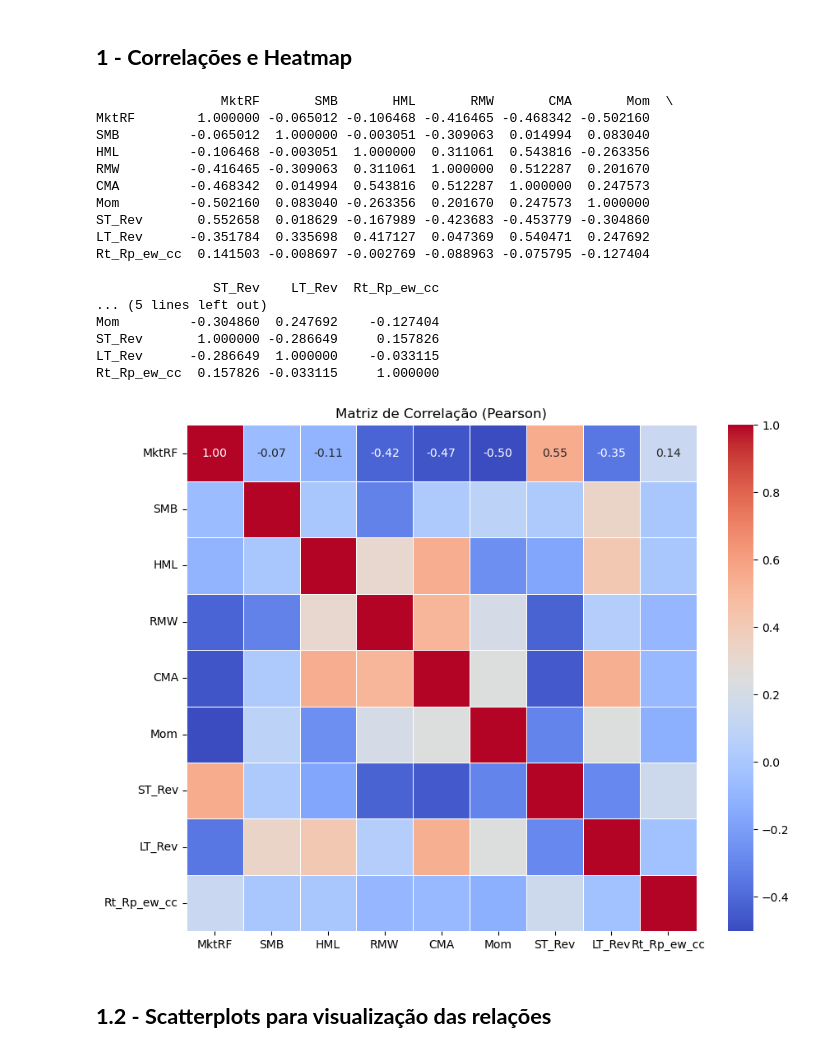
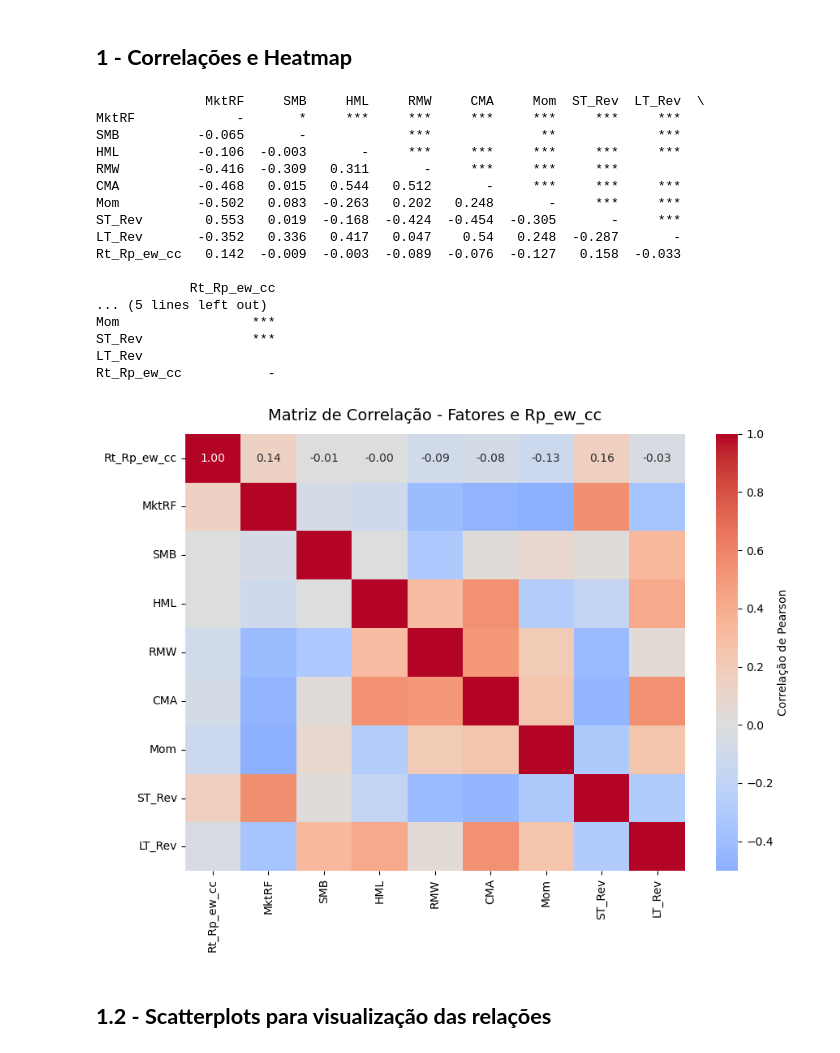
Before and after one commit to Web3economyst/Final-Project-1, a Jupyter notebook: Projeto 1 Econometria final.ipynb, the cells around one changed output. Drawn from its saved outputs; the diff is of its cells as text; code cells hidden in the pictures.

```diff
--- a/Projeto 1 Econometria final.ipynb
+++ b/Projeto 1 Econometria final.ipynb
@@ -136,39 +136,41 @@ plt.show()
 # %% [markdown]
 ## **1 - Correlações e Heatmap**
 # %%
-corr_vars = X.copy()  # pega as mesmas colunas definidas em X
-corr_vars["Rt_Rp_ew_cc"] = y_clean  # adiciona a variável dependente ao conjunto
-
-# Calcular correlação de Pearson
-corr = corr_vars.corr(method="pearson")
-
-# Exibir matriz de correlação
+corr_vars = FFF.loc[:, ["MktRF","SMB","HML","RMW","CMA","Mom","ST_Rev","LT_Rev","Rt_Rp_ew_cc"]]
+corr = pg.rcorr(corr_vars, method="pearson")
 print(corr)
 
-# Criar o Heatmap
-plt.figure(figsize=(10, 8))
-sns.heatmap(corr, annot=True, cmap="coolwarm", fmt=".2f", linewidths=0.5)
-plt.title("Matriz de Correlação (Pearson)")
+
+# Selecionar variáveis (dependente + fatores)
+cols = ["Rt_Rp_ew_cc","MktRF","SMB","HML","RMW","CMA","Mom","ST_Rev","LT_Rev"]
+corr = FFF[cols].corr(method="pearson")
+
+# Plot heatmap
+plt.figure(figsize=(9,7))
+sns.heatmap(corr, annot=True, fmt=".2f", cmap="coolwarm", center=0,
+            cbar_kws={'label': 'Correlação de Pearson'})
+plt.title("Matriz de Correlação - Fatores e Rp_ew_cc", fontsize=14, pad=12)
+plt.tight_layout()
 plt.show()
 # %% [output]
-                MktRF       SMB       HML       RMW       CMA       Mom  \
-MktRF        1.000000 -0.065012 -0.106468 -0.416465 -0.468342 -0.502160
-SMB         -0.065012  1.000000 -0.003051 -0.309063  0.014994  0.083040
-HML         -0.106468 -0.003051  1.000000  0.311061  0.543816 -0.263356
-RMW         -0.416465 -0.309063  0.311061  1.000000  0.512287  0.201670
-CMA         -0.468342  0.014994  0.543816  0.512287  1.000000  0.247573
-Mom         -0.502160  0.083040 -0.263356  0.201670  0.247573  1.000000
-ST_Rev       0.552658  0.018629 -0.167989 -0.423683 -0.453779 -0.304860
-LT_Rev      -0.351784  0.335698  0.417127  0.047369  0.540471  0.247692
-Rt_Rp_ew_cc  0.141503 -0.008697 -0.002769 -0.088963 -0.075795 -0.127404
+              MktRF     SMB     HML     RMW     CMA     Mom  ST_Rev  LT_Rev  \
+MktRF             -       *     ***     ***     ***     ***     ***     ***
+SMB          -0.065       -             ***              **             ***
+HML          -0.106  -0.003       -     ***     ***     ***     ***     ***
+RMW          -0.416  -0.309   0.311       -     ***     ***     ***
+CMA          -0.468   0.015   0.544   0.512       -     ***     ***     ***
+Mom          -0.502   0.083  -0.263   0.202   0.248       -     ***     ***
+ST_Rev        0.553   0.019  -0.168  -0.424  -0.454  -0.305       -     ***
+LT_Rev       -0.352   0.336   0.417   0.047    0.54   0.248  -0.287       -
+Rt_Rp_ew_cc   0.142  -0.009  -0.003  -0.089  -0.076  -0.127   0.158  -0.033
 
-               ST_Rev    LT_Rev  Rt_Rp_ew_cc
+            Rt_Rp_ew_cc
 ... (5 lines left out)
-Mom         -0.304860  0.247692    -0.127404
-ST_Rev       1.000000 -0.286649     0.157826
-LT_Rev      -0.286649  1.000000    -0.033115
-Rt_Rp_ew_cc  0.157826 -0.033115     1.000000
+Mom                 ***
+ST_Rev              ***
+LT_Rev
+Rt_Rp_ew_cc           -
-[figure, old version]
+[figure, new version]
 # %% [markdown]
 ## **1.2 - Scatterplots para visualização das relações**
 # %%
```
Also changed, not shown: parts of 7 cells of this notebook.
